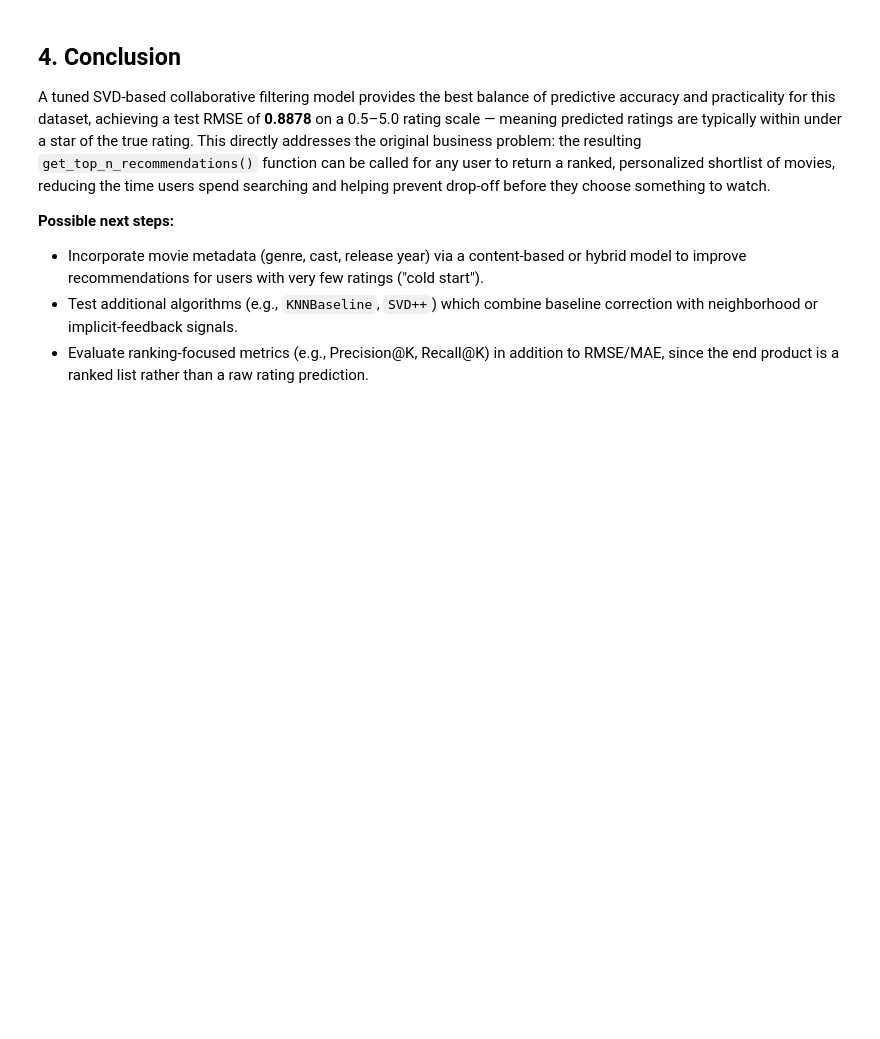
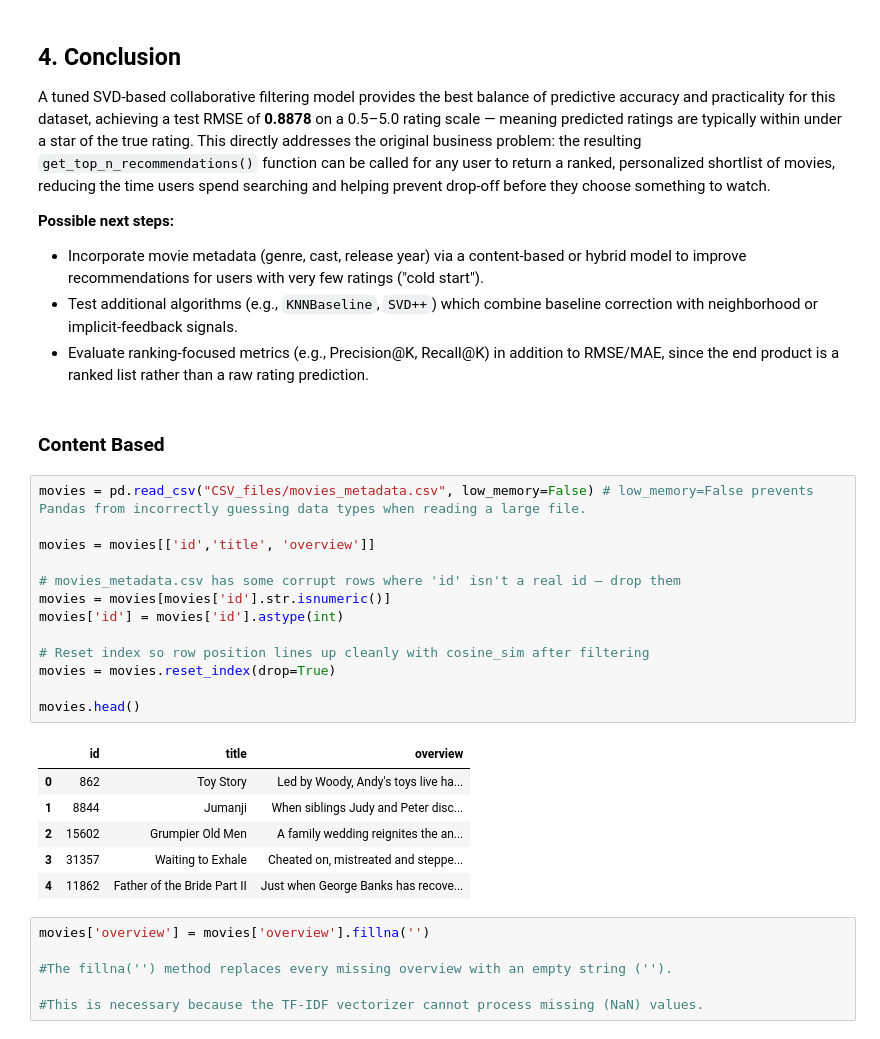
Before and after one commit to mwaikelvin2k-creator/Recommendation_systems_Group, a Jupyter notebook: movie_ratings_collaborative.ipynb, the cells around one changed output. Cells and saved outputs as stored; diff of their text form; blank space fills up the shorter version.

```diff
--- a/movie_ratings_collaborative.ipynb
+++ b/movie_ratings_collaborative.ipynb
@@ -380,3 +383,31 @@ A tuned SVD-based collaborative filtering model provides the best balance of pre
 - Incorporate movie metadata (genre, cast, release year) via a content-based or hybrid model to improve recommendations for users with very few ratings ("cold start").
 - Test additional algorithms (e.g., `KNNBaseline`, `SVD++`) which combine baseline correction with neighborhood or implicit-feedback signals.
 - Evaluate ranking-focused metrics (e.g., Precision@K, Recall@K) in addition to RMSE/MAE, since the end product is a ranked list rather than a raw rating prediction.
+# %% [markdown]
+### Content Based
+# %%
+movies = pd.read_csv("CSV_files/movies_metadata.csv", low_memory=False) # low_memory=False prevents Pandas from incorrectly guessing data types when reading a large file.
+
+movies = movies[['id','title', 'overview']]
+
+# movies_metadata.csv has some corrupt rows where 'id' isn't a real id — drop them
+movies = movies[movies['id'].str.isnumeric()]
+movies['id'] = movies['id'].astype(int)
+
+# Reset index so row position lines up cleanly with cosine_sim after filtering
+movies = movies.reset_index(drop=True)
+
+movies.head()
+# %% [output]
+|  | id | title | overview |
+| 0 | 862 | Toy Story | Led by Woody, Andy's toys live ha... |
+| 1 | 8844 | Jumanji | When siblings Judy and Peter disc... |
+| 2 | 15602 | Grumpier Old Men | A family wedding reignites the an... |
+| 3 | 31357 | Waiting to Exhale | Cheated on, mistreated and steppe... |
+| 4 | 11862 | Father of the Bride Part II | Just when George Banks has recove... |
+# %%
+movies['overview'] = movies['overview'].fillna('')
+
+#The fillna('') method replaces every missing overview with an empty string ('').
+
+#This is necessary because the TF-IDF vectorizer cannot process missing (NaN) values.
```
Also changed, not shown: parts of 20 cells of this notebook, 3 other files.
